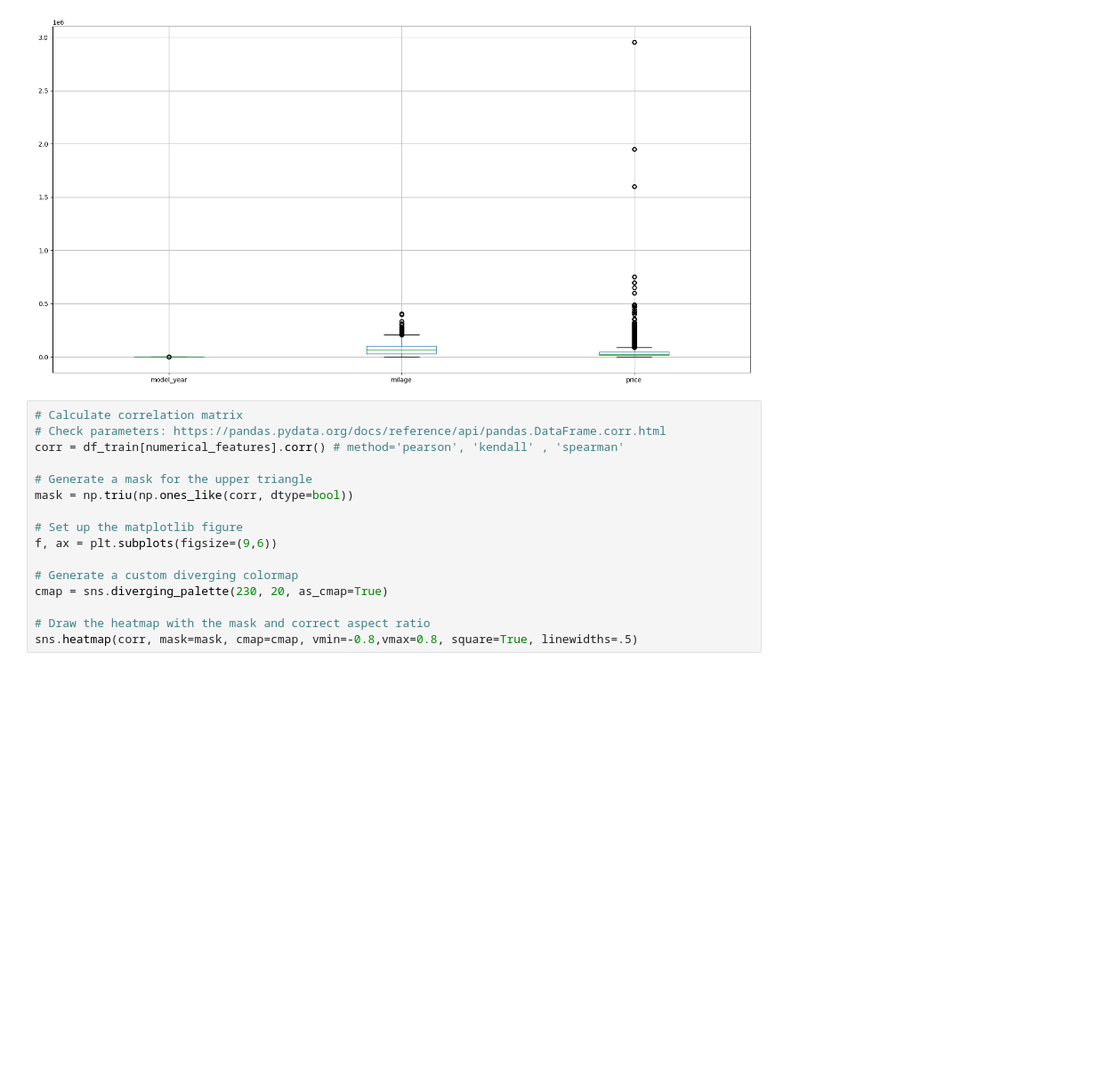
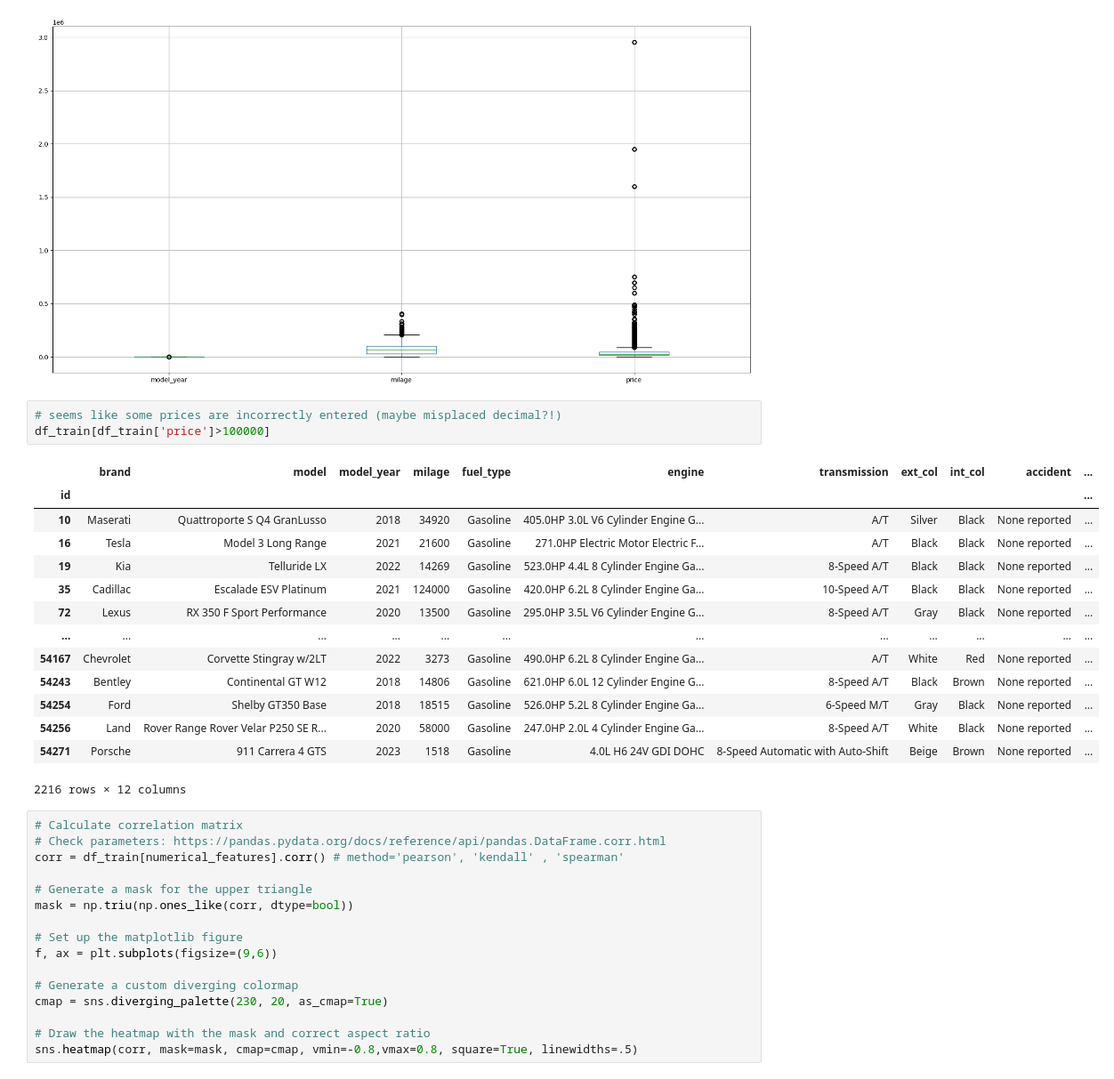
Before and after one commit to LeyliG/Projects, a Jupyter notebook: Data_Science/Used_Car_Price_Prediction/scripts/1.used_car_pre_process.ipynb, the cells around one changed output. Shown at 89% size. Cells and saved outputs as stored; diff of their text form; blank space fills up the shorter version.

```diff
--- a/Data_Science/Used_Car_Price_Prediction/scripts/1.used_car_pre_process.ipynb
+++ b/Data_Science/Used_Car_Price_Prediction/scripts/1.used_car_pre_process.ipynb
@@ -205,6 +205,24 @@ df_train.boxplot(figsize=(20, 10))
 plt.show()
 # %% [output]
 [figure]
+# %%
+# seems like some prices are incorrectly entered (maybe misplaced decimal?!)
+df_train[df_train['price']>100000]
+# %% [output]
+|  | brand | model | model_year | milage | fuel_type | engine | transmission | ext_col | int_col | accident | ... |
+| id |  |  |  |  |  |  |  |  |  |  | ... |
+| 10 | Maserati | Quattroporte S Q4 GranLusso | 2018 | 34920 | Gasoline | 405.0HP 3.0L V6 Cylinder Engine G... | A/T | Silver | Black | None reported | ... |
+| 16 | Tesla | Model 3 Long Range | 2021 | 21600 | Gasoline | 271.0HP Electric Motor Electric F... | A/T | Black | Black | None reported | ... |
+| 19 | Kia | Telluride LX | 2022 | 14269 | Gasoline | 523.0HP 4.4L 8 Cylinder Engine Ga... | 8-Speed A/T | Black | Black | None reported | ... |
+| 35 | Cadillac | Escalade ESV Platinum | 2021 | 124000 | Gasoline | 420.0HP 6.2L 8 Cylinder Engine Ga... | 10-Speed A/T | Black | Black | None reported | ... |
+| 72 | Lexus | RX 350 F Sport Performance | 2020 | 13500 | Gasoline | 295.0HP 3.5L V6 Cylinder Engine G... | 8-Speed A/T | Gray | Black | None reported | ... |
+| ... | ... | ... | ... | ... | ... | ... | ... | ... | ... | ... | ... |
+| 54167 | Chevrolet | Corvette Stingray w/2LT | 2022 | 3273 | Gasoline | 490.0HP 6.2L 8 Cylinder Engine Ga... | A/T | White | Red | None reported | ... |
+| 54243 | Bentley | Continental GT W12 | 2018 | 14806 | Gasoline | 621.0HP 6.0L 12 Cylinder Engine G... | 8-Speed A/T | Black | Brown | None reported | ... |
+| 54254 | Ford | Shelby GT350 Base | 2018 | 18515 | Gasoline | 526.0HP 5.2L 8 Cylinder Engine Ga... | 6-Speed M/T | Gray | Black | None reported | ... |
+| 54256 | Land | Rover Range Rover Velar P250 SE R... | 2020 | 58000 | Gasoline | 247.0HP 2.0L 4 Cylinder Engine Ga... | 8-Speed A/T | White | Black | None reported | ... |
+| 54271 | Porsche | 911 Carrera 4 GTS | 2023 | 1518 | Gasoline | 4.0L H6 24V GDI DOHC | 8-Speed Automatic with Auto-Shift | Beige | Brown | None reported | ... |
+2216 rows × 12 columns
 # %%
 # Calculate correlation matrix
 # Check parameters: https://pandas.pydata.org/docs/reference/api/pandas.DataFrame.corr.html
```
Also changed, not shown: parts of 9 cells of this notebook, 14 other files.
